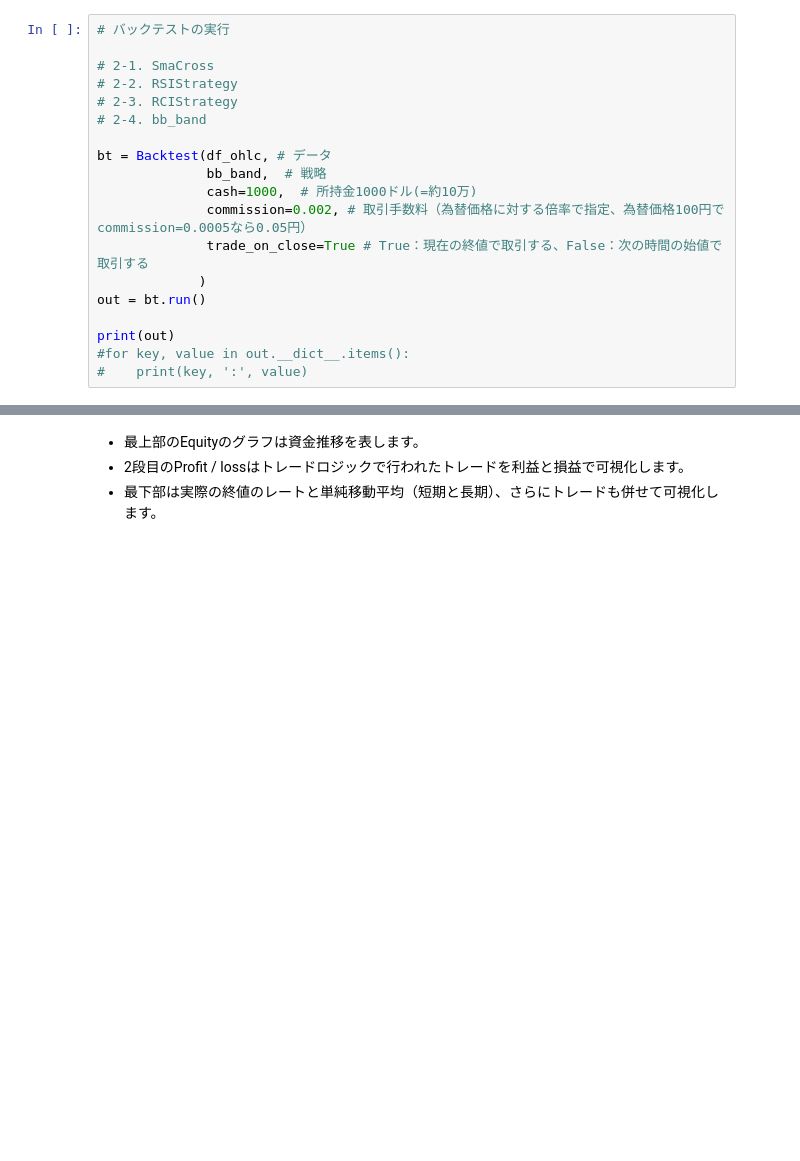
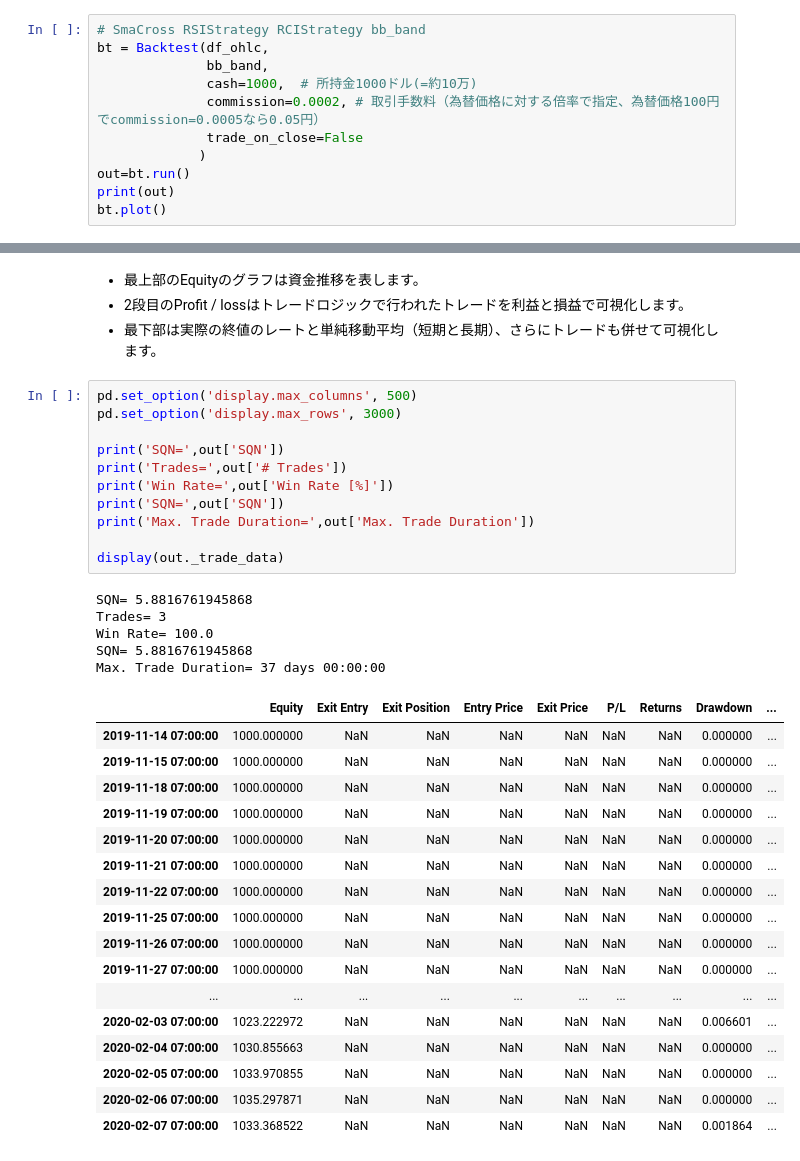
Before and after one commit to arsma12/MLDL, a Jupyter notebook: StockPriceForecast/FX_USDJPY_05_Backtest_SMA.ipynb, the cells around one changed output, grey strips where cells are left out. Drawn from its saved outputs; the diff is of its cells as text; blank space fills up the shorter version.

```diff
--- a/StockPriceForecast/FX_USDJPY_05_Backtest_SMA.ipynb
+++ b/StockPriceForecast/FX_USDJPY_05_Backtest_SMA.ipynb
@@ -302,22 +375,14 @@ class bb_band(Strategy):
 
 - URL:https://kernc.github.io/backtesting.py/doc/backtesting/backtesting.html#backtesting.backtesting.Strategy.buy
 # %%
-# バックテストの実行
-
-# 2-1. SmaCross
-# 2-2. RSIStrategy
-# 2-3. RCIStrategy
-# 2-4. bb_band
-
-bt = Backtest(df_ohlc, # データ
-              bb_band,  # 戦略
+# SmaCross RSIStrategy RCIStrategy bb_band
+bt = Backtest(df_ohlc,
+              bb_band,
               cash=1000,  # 所持金1000ドル(=約10万)
-              commission=0.002, # 取引手数料（為替価格に対する倍率で指定、為替価格100円でcommission=0.0005なら0.05円）
-              trade_on_close=True # True：現在の終値で取引する、False：次の時間の始値で取引する
+              commission=0.0002, # 取引手数料（為替価格に対する倍率で指定、為替価格100円でcommission=0.0005なら0.05円）
+              trade_on_close=False
              )
-out = bt.run()
-
+out=bt.run()
 print(out)
-#for key, value in out.__dict__.items():
-#    print(key, ':', value)
+bt.plot()
 # %% [output]
@@ -384,3 +434,37 @@ bt.plot()
 - 最上部のEquityのグラフは資金推移を表します。
 - 2段目のProfit / lossはトレードロジックで行われたトレードを利益と損益で可視化します。
 - 最下部は実際の終値のレートと単純移動平均（短期と長期）、さらにトレードも併せて可視化します。
+# %%
+pd.set_option('display.max_columns', 500)
+pd.set_option('display.max_rows', 3000)
+
+print('SQN=',out['SQN'])
+print('Trades=',out['# Trades'])
+print('Win Rate=',out['Win Rate [%]'])
+print('SQN=',out['SQN'])
+print('Max. Trade Duration=',out['Max. Trade Duration'])
+
+display(out._trade_data)
+# %% [output]
+SQN= 5.8816761945868
+Trades= 3
+Win Rate= 100.0
+SQN= 5.8816761945868
+Max. Trade Duration= 37 days 00:00:00
+|  | Equity | Exit Entry | Exit Position | Entry Price | Exit Price | P/L | Returns | Drawdown | ... |
+| 2019-11-14 07:00:00 | 1000.000000 | NaN | NaN | NaN | NaN | NaN | NaN | 0.000000 | ... |
+| 2019-11-15 07:00:00 | 1000.000000 | NaN | NaN | NaN | NaN | NaN | NaN | 0.000000 | ... |
+| 2019-11-18 07:00:00 | 1000.000000 | NaN | NaN | NaN | NaN | NaN | NaN | 0.000000 | ... |
+| 2019-11-19 07:00:00 | 1000.000000 | NaN | NaN | NaN | NaN | NaN | NaN | 0.000000 | ... |
+| 2019-11-20 07:00:00 | 1000.000000 | NaN | NaN | NaN | NaN | NaN | NaN | 0.000000 | ... |
+| 2019-11-21 07:00:00 | 1000.000000 | NaN | NaN | NaN | NaN | NaN | NaN | 0.000000 | ... |
+| 2019-11-22 07:00:00 | 1000.000000 | NaN | NaN | NaN | NaN | NaN | NaN | 0.000000 | ... |
+| 2019-11-25 07:00:00 | 1000.000000 | NaN | NaN | NaN | NaN | NaN | NaN | 0.000000 | ... |
+| 2019-11-26 07:00:00 | 1000.000000 | NaN | NaN | NaN | NaN | NaN | NaN | 0.000000 | ... |
+| 2019-11-27 07:00:00 | 1000.000000 | NaN | NaN | NaN | NaN | NaN | NaN | 0.000000 | ... |
+| ... | ... | ... | ... | ... | ... | ... | ... | ... | ... |
+| 2020-02-03 07:00:00 | 1023.222972 | NaN | NaN | NaN | NaN | NaN | NaN | 0.006601 | ... |
+| 2020-02-04 07:00:00 | 1030.855663 | NaN | NaN | NaN | NaN | NaN | NaN | 0.000000 | ... |
+| 2020-02-05 07:00:00 | 1033.970855 | NaN | NaN | NaN | NaN | NaN | NaN | 0.000000 | ... |
+| 2020-02-06 07:00:00 | 1035.297871 | NaN | NaN | NaN | NaN | NaN | NaN | 0.000000 | ... |
+| 2020-02-07 07:00:00 | 1033.368522 | NaN | NaN | NaN | NaN | NaN | NaN | 0.001864 | ... |
```
Also changed, not shown: parts of 13 cells of this notebook.
